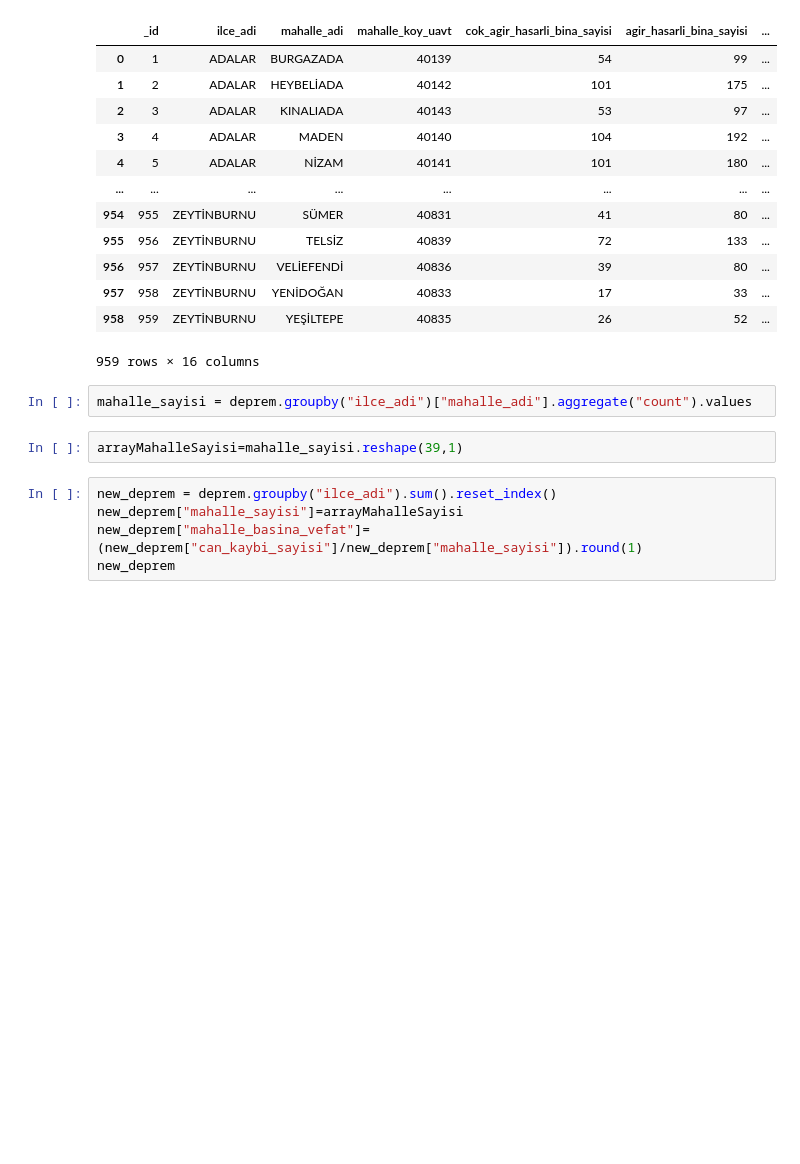
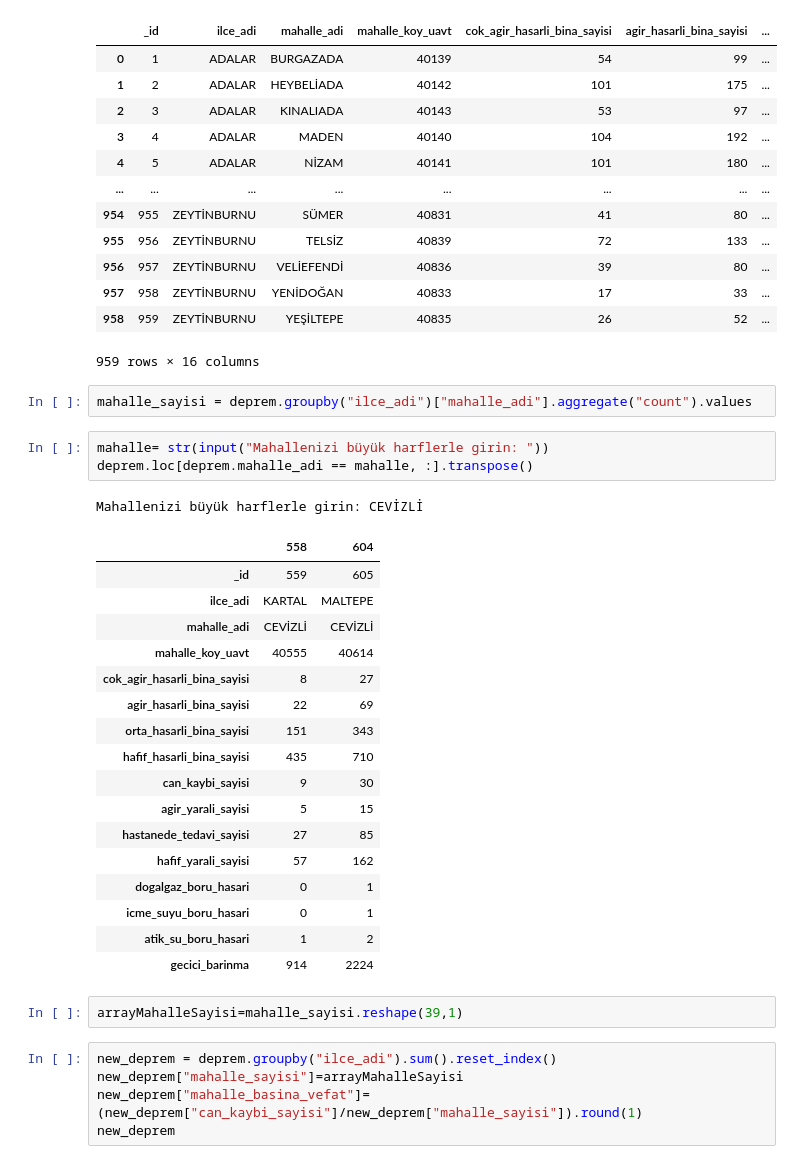
Before and after one commit to erenxcolakx/IBB_Deprem_Senaryosu_Visualization, a Jupyter notebook: IBB_Deprem_Senaryosu_Visualization.ipynb, the cells around one changed output. Cells and saved outputs as stored; diff of their text form; blank space fills up the shorter version.

Commit message:
Mahalle sorgusu eklendi

```diff
--- a/IBB_Deprem_Senaryosu_Visualization.ipynb
+++ b/IBB_Deprem_Senaryosu_Visualization.ipynb
@@ -47,6 +47,28 @@ deprem
 959 rows × 16 columns
 # %%
 mahalle_sayisi = deprem.groupby("ilce_adi")["mahalle_adi"].aggregate("count").values
+# %%
+mahalle= str(input("Mahallenizi büyük harflerle girin: "))
+deprem.loc[deprem.mahalle_adi == mahalle, :].transpose()
+# %% [output]
+Mahallenizi büyük harflerle girin: CEVİZLİ
+|  | 558 | 604 |
+| _id | 559 | 605 |
+| ilce_adi | KARTAL | MALTEPE |
+| mahalle_adi | CEVİZLİ | CEVİZLİ |
+| mahalle_koy_uavt | 40555 | 40614 |
+| cok_agir_hasarli_bina_sayisi | 8 | 27 |
+| agir_hasarli_bina_sayisi | 22 | 69 |
+| orta_hasarli_bina_sayisi | 151 | 343 |
+| hafif_hasarli_bina_sayisi | 435 | 710 |
+| can_kaybi_sayisi | 9 | 30 |
+| agir_yarali_sayisi | 5 | 15 |
+| hastanede_tedavi_sayisi | 27 | 85 |
+| hafif_yarali_sayisi | 57 | 162 |
+| dogalgaz_boru_hasari | 0 | 1 |
+| icme_suyu_boru_hasari | 0 | 1 |
+| atik_su_boru_hasari | 1 | 2 |
+| gecici_barinma | 914 | 2224 |
 # %%
 arrayMahalleSayisi=mahalle_sayisi.reshape(39,1)
 # %%
```
